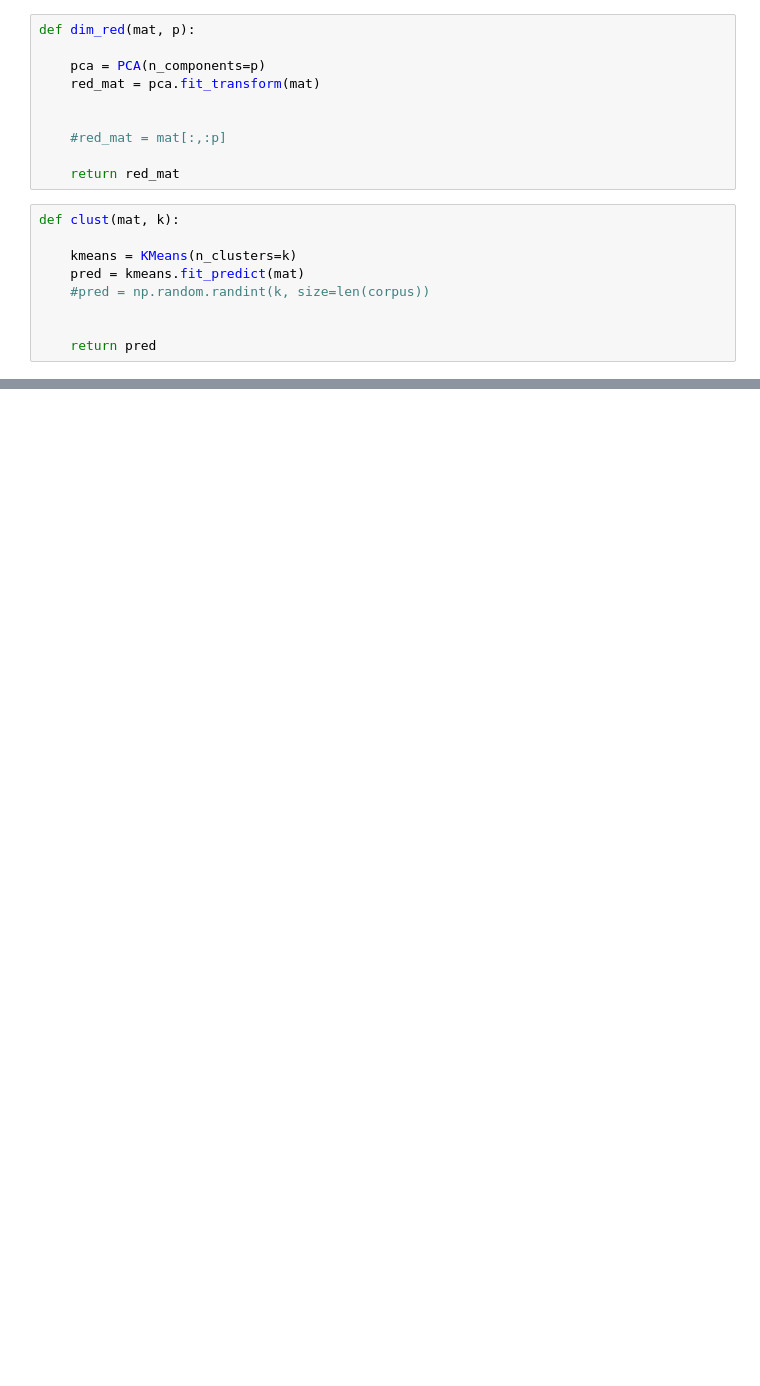
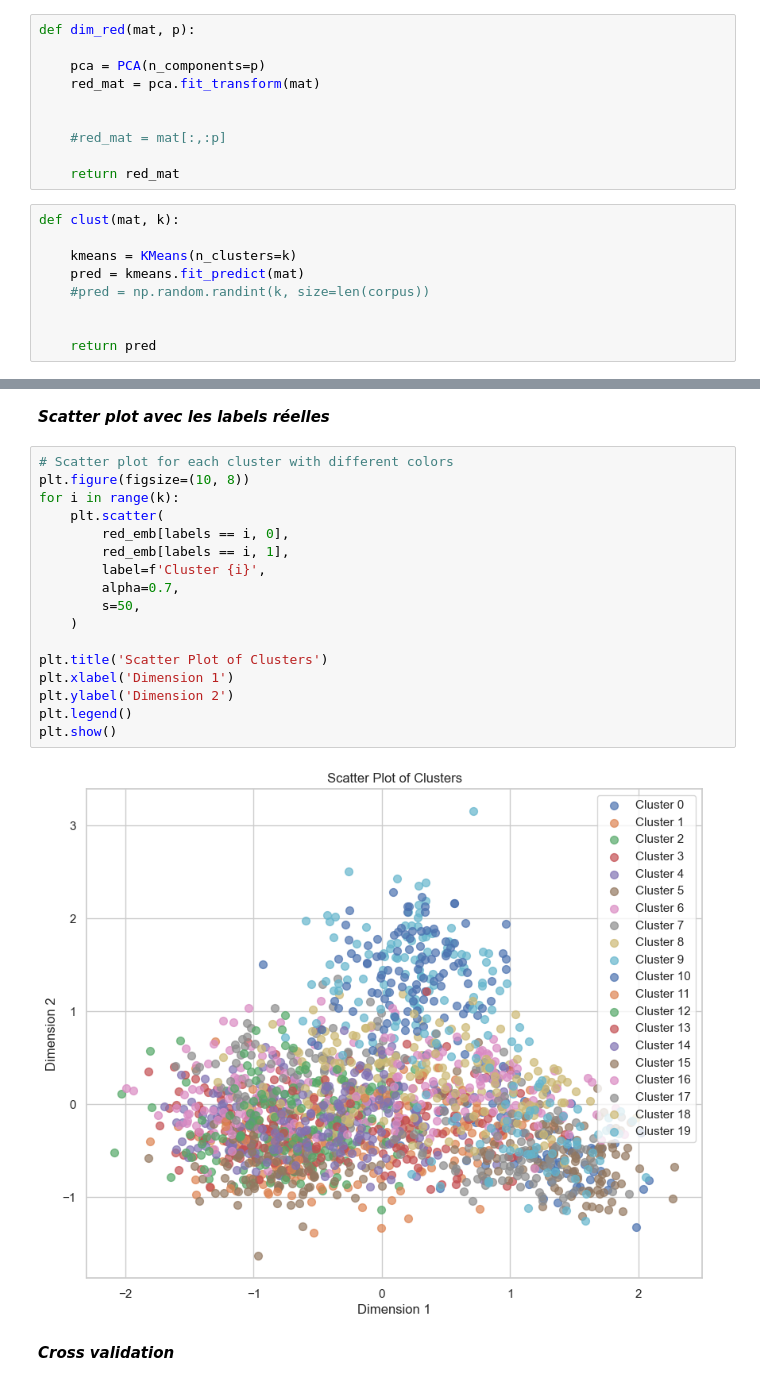
Before and after one commit to vvead/examen, a Jupyter notebook: template_branche.ipynb, the cells around one changed output, grey strips where cells are left out. Saved outputs shown, nothing was run; the diff lists cells and outputs as text; blank space fills up the shorter version.

```diff
--- a/template_branche.ipynb
+++ b/template_branche.ipynb
@@ -64,0 +199,23 @@ ARI: 0.23
+# %% [markdown]
+***Scatter plot avec les labels réelles***
+# %%
+# Scatter plot for each cluster with different colors
+plt.figure(figsize=(10, 8))
+for i in range(k):
+    plt.scatter(
+        red_emb[labels == i, 0],
+        red_emb[labels == i, 1],
+        label=f'Cluster {i}',
+        alpha=0.7,
+        s=50,
+    )
+
+plt.title('Scatter Plot of Clusters')
+plt.xlabel('Dimension 1')
+plt.ylabel('Dimension 2')
+plt.legend()
+plt.show()
+# %% [output]
+[figure, added]
+# %% [markdown]
+***Cross validation***
```
Also changed, not shown: parts of 13 cells of this notebook.
